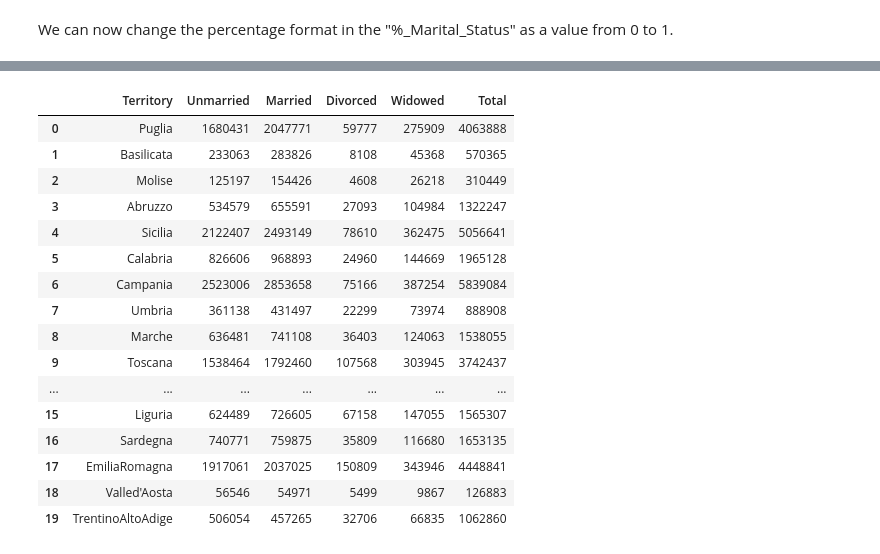
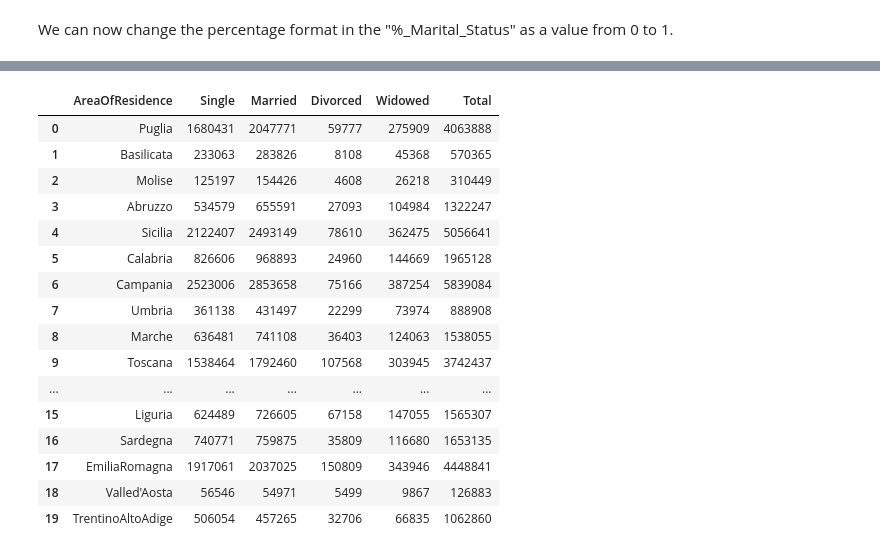
Before and after one commit to Cecilia8989/PfDA_Assignement, a Jupyter notebook: PfDA_Project_1.ipynb, the cells around one changed output, grey strips where cells are left out. Cells and saved outputs as stored; diff of their text form; code cells hidden in the pictures.

```diff
--- a/PfDA_Project_1.ipynb
+++ b/PfDA_Project_1.ipynb
@@ -1383,40 +1421,38 @@ violence_marital_status_probability
 # %%
-# code https://www.geeksforgeeks.org/construct-a-dataframe-in-pandas-using-string-data/
-# data http://www.comuni-italiani.it/statistiche/coniugati.html
 import io
 
 data = """
-Territory Unmarried Married Divorced Widowed Total
+AreaOfResidence Single Married Divorced Widowed Total
 Puglia 1680431 2047771 59777 275909 4063888
 Basilicata 233063 283826 8108 45368 570365
 Molise 125197 154426 4608 26218 310449
 Abruzzo 534579 655591 27093 104984 1322247
 Sicilia 2122407 2493149 78610 362475 5056641
 Calabria 826606 968893 24960 144669 1965128
 Campania 2523006 2853658 75166 387254 5839084
 Umbria 361138 431497 22299 73974 888908
 Marche 636481 741108 36403 124063 1538055
 Toscana 1538464 1792460 107568 303945 3742437
 Veneto 2080718 2336002 136439 354370 4907529
 Piemonte 1771528 2090721 164131 366146 4392526
 FriuliVeneziaGiulia 490888 572662 48255 106067 1217872
 Lombardia 4318788 4680254 300759 719365 10019166
 Lazio 2566807 2744813 177640 408864 5898124
 Liguria 624489 726605 67158 147055 1565307
 Sardegna 740771 759875 35809 116680 1653135
 EmiliaRomagna 1917061 2037025 150809 343946 4448841
 Valled'Aosta 56546 54971 5499 9867 126883
 TrentinoAltoAdige 506054 457265 32706 66835 1062860
 
 """
 
 # Read the data into a DataFrame
 marital_stausu_distribution = pd.read_csv(io.StringIO(data), delimiter="\s+")
 
 # Display the DataFrame
 marital_stausu_distribution
 # %% [output]
-|  | Territory | Unmarried | Married | Divorced | Widowed | Total |
+|  | AreaOfResidence | Single | Married | Divorced | Widowed | Total |
 | 0 | Puglia | 1680431 | 2047771 | 59777 | 275909 | 4063888 |
 | 1 | Basilicata | 233063 | 283826 | 8108 | 45368 | 570365 |
 | 2 | Molise | 125197 | 154426 | 4608 | 26218 | 310449 |
```
Also changed, not shown: parts of 83 cells of this notebook.
